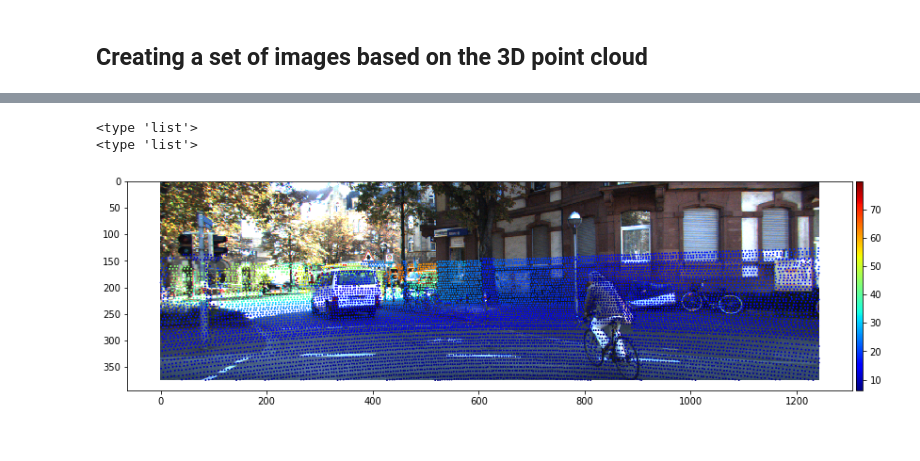
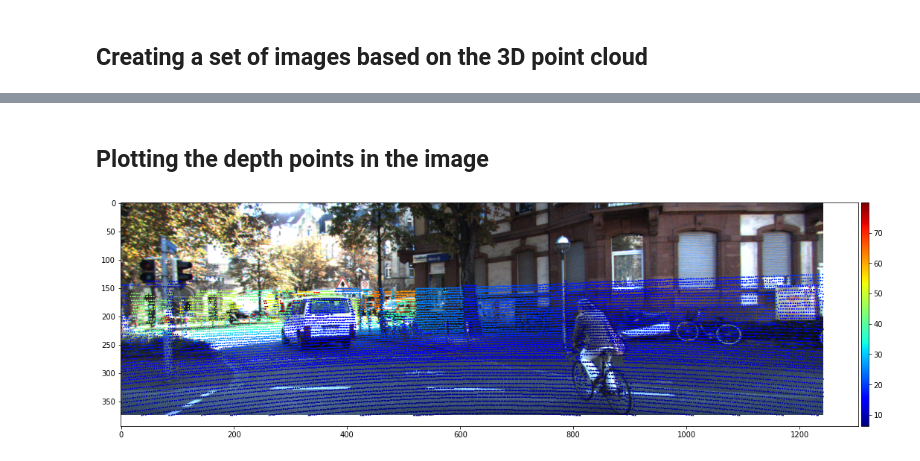
Before and after one commit to MikeS96/lidar_cam_sonar, a Jupyter notebook: image_laser_fusion.ipynb, the cells around one changed output, grey strips where cells are left out. Saved outputs shown, nothing was run; the diff lists cells and outputs as text; code cells hidden in the pictures.

```diff
--- a/image_laser_fusion.ipynb
+++ b/image_laser_fusion.ipynb
@@ -368,31 +422,37 @@ matrix([[17.38599968],
+# %% [markdown]
+## Plotting the depth points in the image
 # %%
 import matplotlib.pyplot as plt
 import matplotlib.colors as colors
 import matplotlib.cm as cmx
 import numpy as np
 from mpl_toolkits.axes_grid1 import make_axes_locatable
 
+# Configuring image
 fig, ax = plt.subplots()
 imgplot = ax.imshow(img)
-fig.set_size_inches(14, 10)
+fig.set_size_inches(18, 12)
 
+# Transforming X coordinates to list
 c = pout_fty[:,0].tolist()
-print(type(c))
+# Transforming Y coordiantes to list
 d = pout_fty[:,1].tolist()
-f = Velopoints3PP[:,0:3]
+# X, Y and Z velopoints
+f = Velopoints3PP[:, 0:3]
+# Extracting filtered points of velodyne
 f = f[idx_p_outtt]
+# Computing the depth of the filtered given points
 f = np.sqrt(np.power(f[:,0], 2)+ np.power(f[:,1], 2) + np.power(f[:,2], 2))
+# Filtered points to list
 f = f.tolist()
-print(type(f))
 
+# Plotting
 image_new = img
-img = ax.scatter(c,d, s= 3, marker=".",c=f, cmap=plt.cm.jet)
+img = ax.scatter(c, d, s = 3, marker = ".", c = f, cmap = plt.cm.jet)
 divider = make_axes_locatable(ax)
 cax = divider.append_axes("right", size="1%", pad=0.05)
-plt.colorbar(img, cax=cax)
+plt.colorbar(img, cax = cax)
 
 plt.show()
 # %% [output]
-<type 'list'>
-<type 'list'>
-[figure, old version]
+[figure, new version]
```
Also changed, not shown: parts of 13 cells of this notebook.
